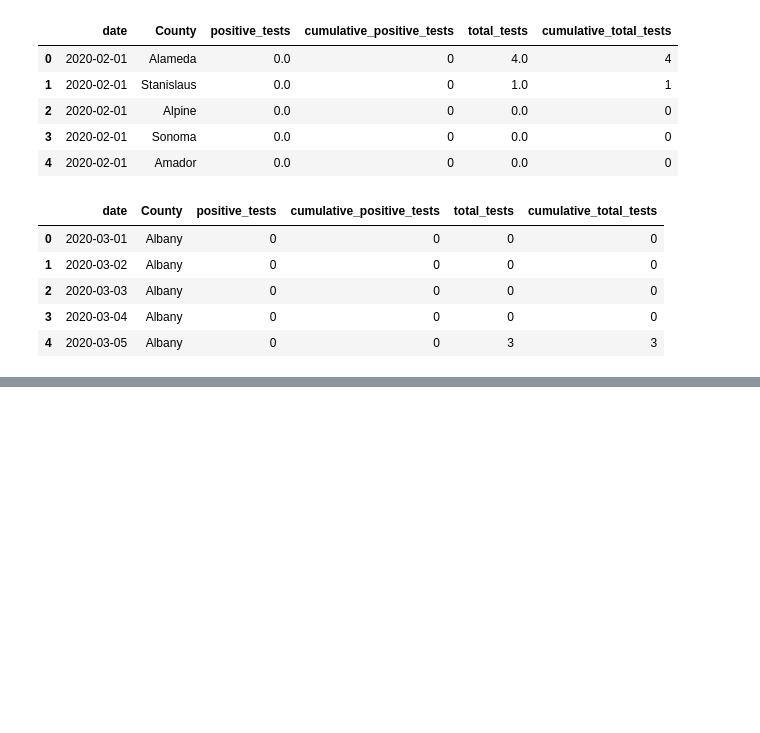
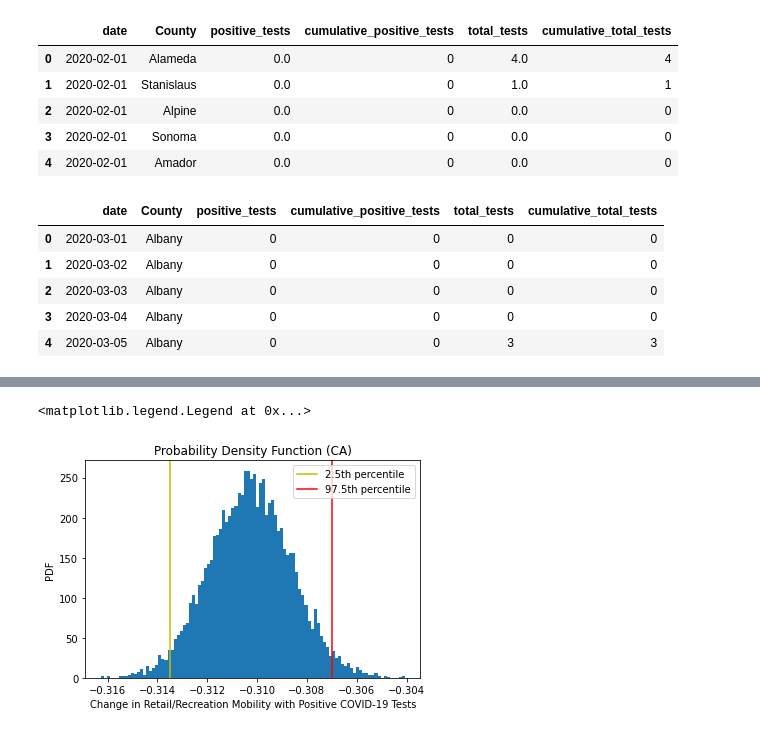
Before and after one commit to pkargupta/mobo102, a Jupyter notebook: [Data C102] Final Project Q2.ipynb, the cells around one changed output, grey strips where cells are left out. Drawn from its saved outputs; the diff is of its cells as text; code cells hidden in the pictures; blank space fills up the shorter version.

```diff
--- a/[Data C102] Final Project Q2.ipynb
+++ b/[Data C102] Final Project Q2.ipynb
@@ -299,0 +298,7 @@ Text(0.5, 1.0, 'Impact of Positive Cases on Residential Mobility (CA)')
+# %%
+ca_ret = ca_data['test_stat_retail_and_recreation']
+ca_groc = ca_data['test_stat_grocery_and_pharmacy']
+ca_park = ca_data['test_stat_parks']
+ca_transit = ca_data['test_stat_transit_stations']
+ca_work = ca_data['test_stat_workplaces']
+ca_res = ca_data['test_stat_residential']
@@ -299,0 +312,21 @@ Text(0.5, 1.0, 'Impact of Positive Cases on Residential Mobility (CA)')
+# %%
+def draw_bs_replicates(data,func,size):
+    """creates a bootstrap sample, computes replicates and returns replicates array"""
+    # Create an empty array to store replicates
+    bs_replicates = np.empty(size)
+
+    # Create bootstrap replicates as much as size
+    for i in range(size):
+        # Create a bootstrap sample
+        bs_sample = np.random.choice(data, size = data.shape[0])
+        # Get bootstrap replicate and append to bs_replicates
+        bs_replicates[i] = func(bs_sample)
+
+    return bs_replicates
+# %%
+bs_replicates_ca_ret = draw_bs_replicates(ca_ret, np.mean, 10000)
+bs_replicates_ca_groc = draw_bs_replicates(ca_groc, np.mean, 10000)
+bs_replicates_ca_park = draw_bs_replicates(ca_park, np.mean, 10000)
+bs_replicates_ca_transit = draw_bs_replicates(ca_transit, np.mean, 10000)
+bs_replicates_ca_work = draw_bs_replicates(ca_work, np.mean, 10000)
+bs_replicates_ca_res = draw_bs_replicates(ca_res, np.mean, 10000)
@@ -299,0 +340,16 @@ Text(0.5, 1.0, 'Impact of Positive Cases on Residential Mobility (CA)')
+# %%
+# Plot the PDF for bootstrap replicates as histogram
+plt.hist(bs_replicates_ca_ret,bins=100,density=True)
+
+# Showing the related percentiles
+plt.axvline(x=np.percentile(bs_replicates_ca_ret,[2.5]), ymin=0, ymax=1,label='2.5th percentile',c='y')
+plt.axvline(x=np.percentile(bs_replicates_ca_ret,[97.5]), ymin=0, ymax=1,label='97.5th percentile',c='r')
+
+plt.xlabel("Change in Retail/Recreation Mobility with Positive COVID-19 Tests")
+plt.ylabel("PDF")
+
+plt.title("Probability Density Function (CA)")
+plt.legend()
+# %% [output]
+<matplotlib.legend.Legend at 0x...>
+[figure, added]
```
Also changed, not shown: parts of 35 cells of this notebook.
